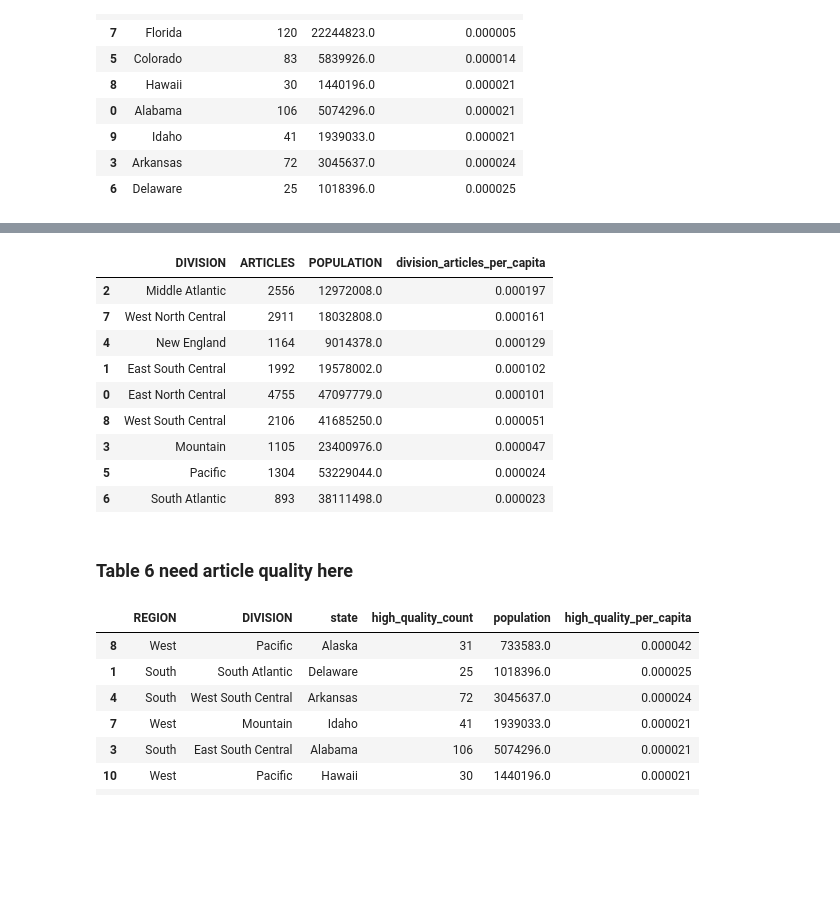
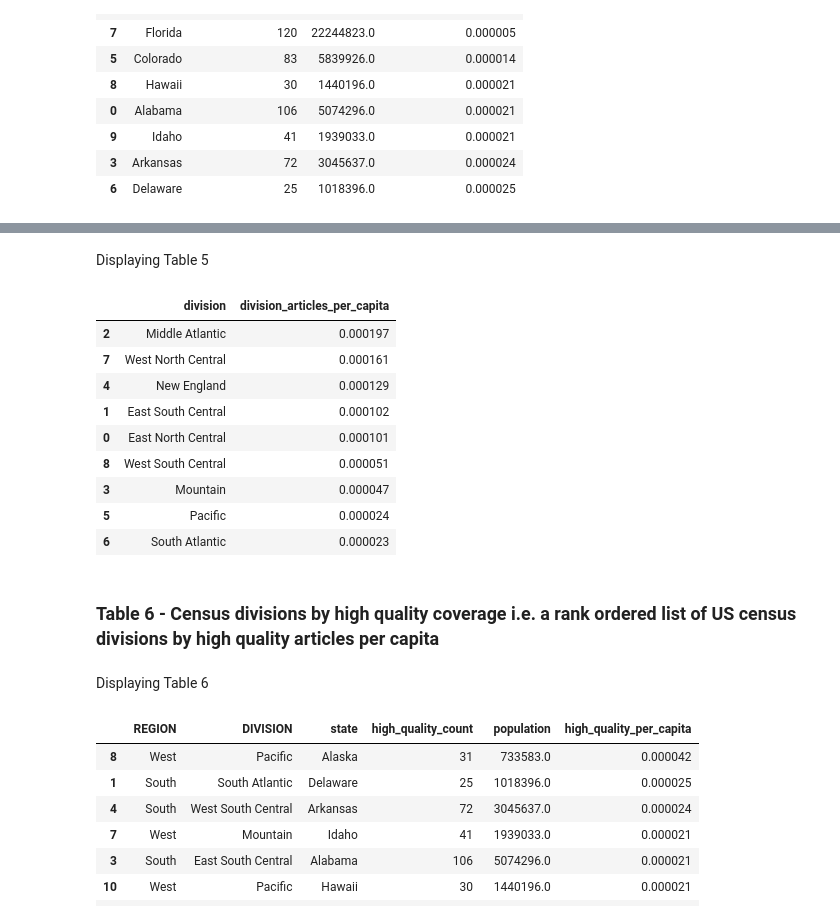
Before and after one commit to ameyabhamare/data-512-homework_2, a Jupyter notebook: analysis.ipynb, the cells around one changed output, grey strips where cells are left out. Cells and saved outputs as stored; diff of their text form; code cells hidden in the pictures; blank space fills up the shorter version.

```diff
--- a/analysis.ipynb
+++ b/analysis.ipynb
@@ -141,6 +155,6 @@ divisional = pd.merge(statewise_total_articles, states_by_region, on = "STATE")
 # %%
-df_div = divisional.groupby(by=['DIVISION'])['ARTICLES'].sum().reset_index()
+df_div = divisional.groupby(by=['division'])['size'].sum().reset_index()
 # %%
-df_pop = divisional.groupby(by=['DIVISION'])['POPULATION'].sum().reset_index()
+df_pop = divisional.groupby(by=['division'])['population'].sum().reset_index()
 # %%
-division_total_articles = pd.merge(df_div, df_pop, on='DIVISION')
+division_total_articles = pd.merge(df_div, df_pop, on='division')
@@ -147,20 +170,22 @@ division_total_articles = pd.merge(df_div, df_pop, on='DIVISION')
 # %%
-division_total_articles['division_articles_per_capita'] = division_total_articles['ARTICLES'] / division_total_articles['POPULATION']
+division_total_articles['division_articles_per_capita'] = division_total_articles['size'] / division_total_articles['population']
+# %% [markdown]
+Displaying Table 5
 # %%
-division_total_articles.sort_values('division_articles_per_capita', ascending=[0])
+division_total_articles.sort_values('division_articles_per_capita', ascending=[0])[['division', 'division_articles_per_capita']]
 # %% [output]
-|  | DIVISION | ARTICLES | POPULATION | division_articles_per_capita |
-| 2 | Middle Atlantic | 2556 | 12972008.0 | 0.000197 |
-| 7 | West North Central | 2911 | 18032808.0 | 0.000161 |
-| 4 | New England | 1164 | 9014378.0 | 0.000129 |
-| 1 | East South Central | 1992 | 19578002.0 | 0.000102 |
-| 0 | East North Central | 4755 | 47097779.0 | 0.000101 |
-| 8 | West South Central | 2106 | 41685250.0 | 0.000051 |
-| 3 | Mountain | 1105 | 23400976.0 | 0.000047 |
-| 5 | Pacific | 1304 | 53229044.0 | 0.000024 |
-| 6 | South Atlantic | 893 | 38111498.0 | 0.000023 |
+|  | division | division_articles_per_capita |
+| 2 | Middle Atlantic | 0.000197 |
+| 7 | West North Central | 0.000161 |
+| 4 | New England | 0.000129 |
+| 1 | East South Central | 0.000102 |
+| 0 | East North Central | 0.000101 |
+| 8 | West South Central | 0.000051 |
+| 3 | Mountain | 0.000047 |
+| 5 | Pacific | 0.000024 |
+| 6 | South Atlantic | 0.000023 |
-# %% [markdown]
-### Table 6 need article quality here
+# %% [markdown]
+### Table 6 - Census divisions by high quality coverage i.e. a rank ordered list of US census divisions by high quality articles per capita
 # %%
 # Calculate the number of high-quality articles per division
 division_counts = good_quality_df.groupby('state')['article_quality'].count().reset_index()
@@ -180,6 +205,8 @@ census_divisions_with_population['high_quality_per_capita'] = census_divisions_w
 
 # Rank the census divisions by high-quality articles per capita in descending order
 ranked_census_divisions = census_divisions_with_population.sort_values(by='high_quality_per_capita', ascending=False)
+# %% [markdown]
+Displaying Table 6
 # %%
 ranked_census_divisions
 # %% [output]
```
Also changed, not shown: parts of 47 cells of this notebook.
